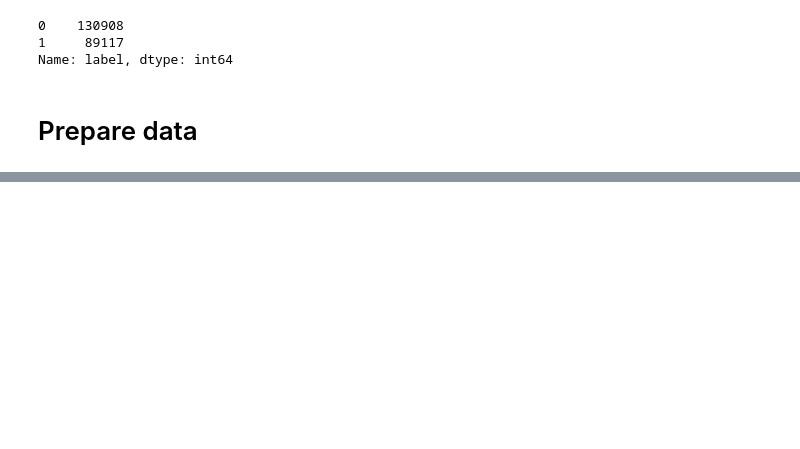
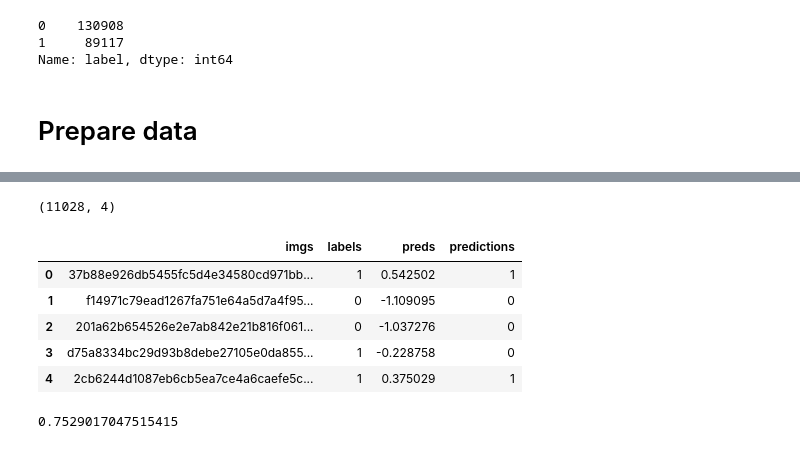
Before and after one commit to CharlesAntoineVouligny/DeepLearning-with-PyTorch-Lightning, a Jupyter notebook: FirstDeepLearning_ImageRecognition.ipynb, the cells around one changed output, grey strips where cells are left out. Drawn from its saved outputs; the diff is of its cells as text; code cells hidden in the pictures; blank space fills up the shorter version.

```diff
--- a/FirstDeepLearning_ImageRecognition.ipynb
+++ b/FirstDeepLearning_ImageRecognition.ipynb
@@ -117,0 +339,14 @@ No. of images in downsampled training dataset:  7864
+# %%
+model.eval()
+preds = []
+for batch_i, (data, target) in enumerate(test_dataloader):
+    data, target = data.cuda(), target.cuda()
+    output = model.cuda()(data)
+
+    pr = output[:,1].detach().cpu().numpy()
+    for i in pr:
+        preds.append(i)
+# %%
+test_preds = pd.DataFrame({'imgs': test_set.list_image_files, 'labels':test_set.labels,  'preds': preds})
+# %%
+test_preds['imgs'] = test_preds['imgs'].apply(lambda x: x.split('.')[0])
@@ -117,0 +362,19 @@ No. of images in downsampled training dataset:  7864
+# %%
+test_preds['predictions'] = 1
+test_preds.loc[test_preds['preds'] < 0, 'predictions'] = 0
+test_preds.shape
+# %% [output]
+(11028, 4)
+# %%
+test_preds.head()
+# %% [output]
+|  | imgs | labels | preds | predictions |
+| 0 | 37b88e926db5455fc5d4e34580cd971bb... | 1 | 0.542502 | 1 |
+| 1 | f14971c79ead1267fa751e64a5d7a4f95... | 0 | -1.109095 | 0 |
+| 2 | 201a62b654526e2e7ab842e21b816f061... | 0 | -1.037276 | 0 |
+| 3 | d75a8334bc29d93b8debe27105e0da855... | 1 | -0.228758 | 0 |
+| 4 | 2cb6244d1087eb6cb5ea7ce4a6caefe5c... | 1 | 0.375029 | 1 |
+# %%
+len(np.where(test_preds['labels'] == test_preds['predictions'])[0])/test_preds.shape[0]
+# %% [output]
+0.7529017047515415
```
Also changed, not shown: parts of 26 cells of this notebook.
